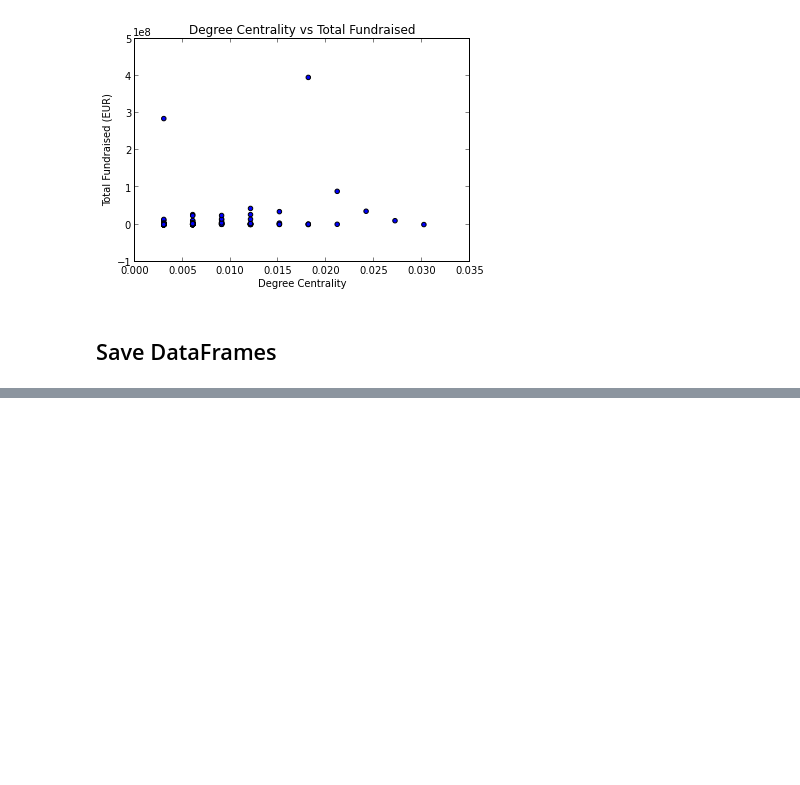
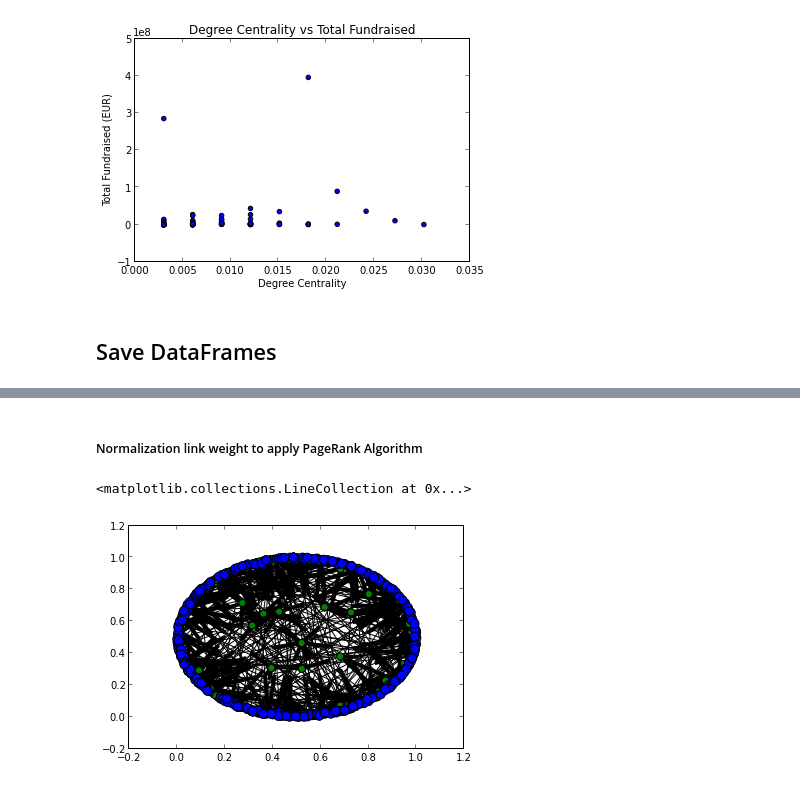
Before and after one commit to arkeats/IP_Demo, a Jupyter notebook: Crunch_IP.ipynb, the cells around one changed output, grey strips where cells are left out. Drawn from its saved outputs; the diff is of its cells as text; code cells hidden in the pictures; blank space fills up the shorter version.

```diff
--- a/Crunch_IP.ipynb
+++ b/Crunch_IP.ipynb
@@ -602,2 +623,22 @@ dfe.to_csv('barcelona_cat.csv', sep=',', encoding='utf-8',index=False)
 # %%
 b.to_csv('deg_central.csv', sep=',', encoding='utf-8',index=False)
+# %% [markdown]
+##### Normalization link weight to apply PageRank Algorithm
+# %%
+dfc['money']=dfc['money'].astype(float)
+dfc['money'] = (dfc['money'] - dfc['money'].min()) / (dfc['money'].max() - dfc['money'].min())
+y=list(dfc[['investor','company','money']].itertuples(index=False))
+x1=list(dfc['company'])
+x2=list(dfc['investor'])
+dfc.money[dfc.money == 0]=0.00000000000001
+# %%
+
+DG1=nx.DiGraph()
+DG1.add_weighted_edges_from(y)
+pos=nx.spring_layout(DG1)
+nx.draw_networkx_nodes(DG1,pos,nodelist=x1,node_size=50,node_color= 'g')
+nx.draw_networkx_nodes(DG1,pos,nodelist=x2,node_size=80, node_color= 'b')
+nx.draw_networkx_edges(DG1,pos)
+# %% [output]
+<matplotlib.collections.LineCollection at 0x...>
+[figure, added]
```
Also changed, not shown: parts of 23 cells of this notebook.
